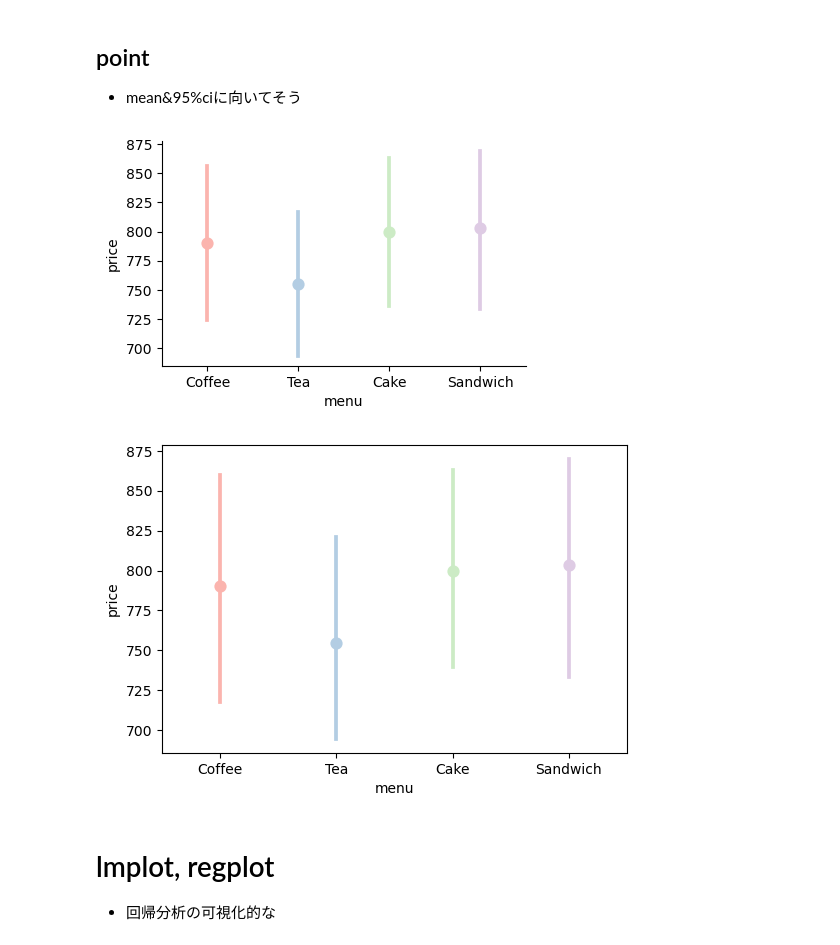
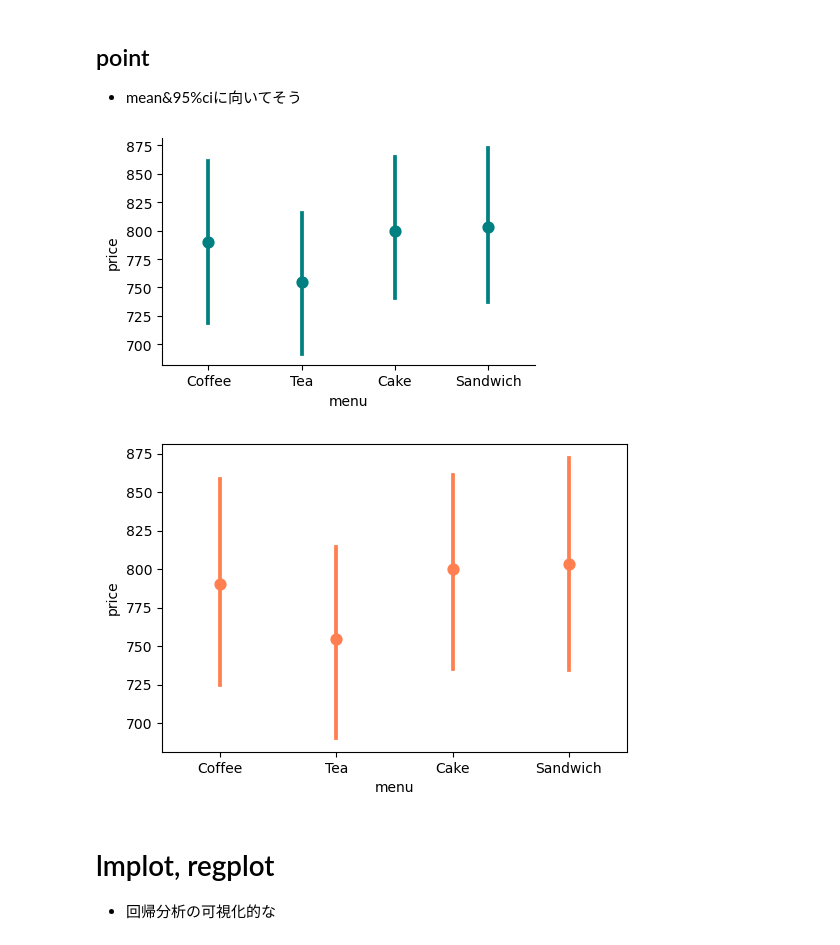
Before and after one commit to sasasakaz/statistical_modeling, a Jupyter notebook: template_graph.ipynb, the cells around one changed output. Cells and saved outputs as stored; diff of their text form; code cells hidden in the pictures.

```diff
--- a/template_graph.ipynb
+++ b/template_graph.ipynb
@@ -727,18 +735,18 @@ plt.show()
 ## point
 - mean&95%ciに向いてそう
 # %%
-sns.catplot(data=df, x="menu", y="price", hue="menu", palette="Pastel1", kind="point",aspect=1.5, height=3)
+sns.catplot(data=df, x="menu", y="price", color="teal", kind="point",aspect=1.5, height=3, linestyles="")
 plt.show()
 # %% [output]
-[figure, old version]
+[figure, new version]
 # %%
 plt.figure(figsize=(6, 4))
-sns.pointplot(data=df, x="menu", y="price", hue="menu", palette="Pastel1",
+sns.pointplot(data=df, x="menu", y="price", color="coral", linestyles="",
               # errorbar=None
               )
 plt.show()
 # %% [output]
-[figure, old version]
+[figure, new version]
 # %% [markdown]
 # lmplot, regplot
 - 回帰分析の可視化的な
```
Also changed, not shown: parts of 29 cells of this notebook.
